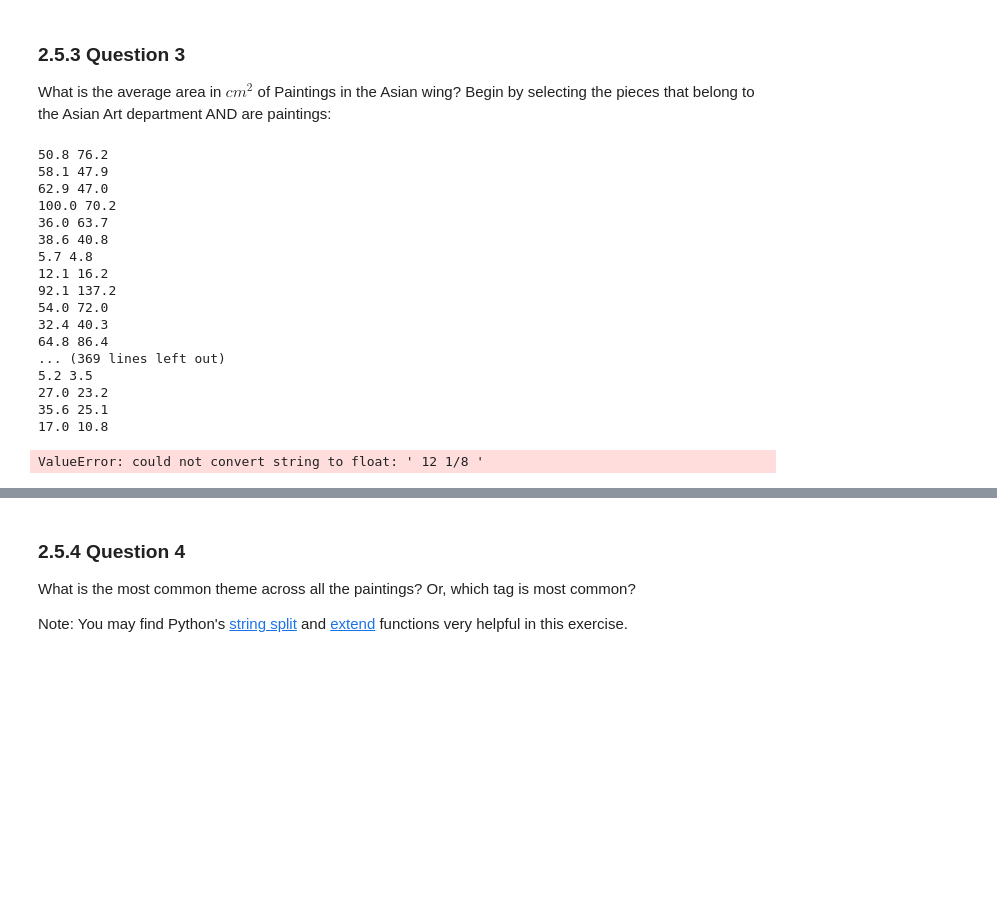
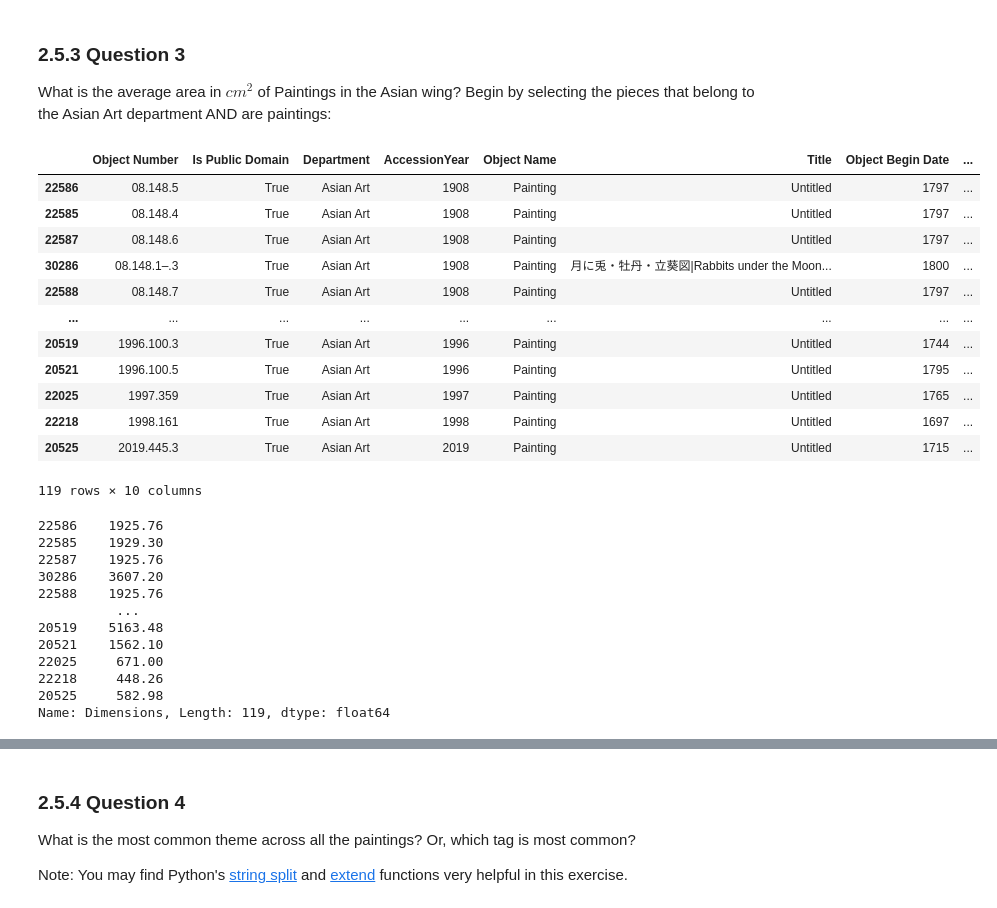
Before and after one commit to MuraliChand/AIM-AnimationSoftwareWorkshop, a Jupyter notebook: week-2/week-2-pandas.ipynb, the cells around one changed output, grey strips where cells are left out. Cells and saved outputs as stored; diff of their text form; code cells hidden in the pictures; blank space fills up the shorter version.

```diff
--- a/week-2/week-2-pandas.ipynb
+++ b/week-2/week-2-pandas.ipynb
@@ -265,22 +467,24 @@ What is the average area in $cm^2$ of Paintings in the Asian wing? Begin by sele
 # %%
 department_bool_series =  dataset['Department'] == 'Asian Art'
 painting_bool_series = dataset['Object Name'] == 'Painting'
 asian_paintings = department_bool_series & painting_bool_series
 dataset.loc[asian_paintings]
 findings = dataset.loc[asian_paintings]
-exclude_cols = [
-    'Object Number',
-    'Is Public Domain',
-    'Department',
-    'AccessionYear',
-    'Object Name',
-    'Title',
-    'Object Begin Date',
-    'Medium',
-    'Tags'
-]
-findings = dataset.drop(exclude_cols, axis=1)
 findings
+# %% [output]
+|  | Object Number | Is Public Domain | Department | AccessionYear | Object Name | Title | Object Begin Date | ... |
+| 22586 | 08.148.5 | True | Asian Art | 1908 | Painting | Untitled | 1797 | ... |
+| 22585 | 08.148.4 | True | Asian Art | 1908 | Painting | Untitled | 1797 | ... |
+| 22587 | 08.148.6 | True | Asian Art | 1908 | Painting | Untitled | 1797 | ... |
+| 30286 | 08.148.1–.3 | True | Asian Art | 1908 | Painting | 月に兎・牡丹・立葵図|Rabbits under the Moon... | 1800 | ... |
+| 22588 | 08.148.7 | True | Asian Art | 1908 | Painting | Untitled | 1797 | ... |
+| ... | ... | ... | ... | ... | ... | ... | ... | ... |
+| 20519 | 1996.100.3 | True | Asian Art | 1996 | Painting | Untitled | 1744 | ... |
+| 20521 | 1996.100.5 | True | Asian Art | 1996 | Painting | Untitled | 1795 | ... |
+| 22025 | 1997.359 | True | Asian Art | 1997 | Painting | Untitled | 1765 | ... |
+| 22218 | 1998.161 | True | Asian Art | 1998 | Painting | Untitled | 1697 | ... |
+| 20525 | 2019.445.3 | True | Asian Art | 2019 | Painting | Untitled | 1715 | ... |
+119 rows × 10 columns
 # %%
 import math
 
@@ -288,7 +492,6 @@ import math
 def calc_area(dim_string):
     # Note that some paintings are listed as having only 1 dimension - here we can assume that they are
     # circular and that the given dimension is its diameter (and probably not radius as that cannot be measured as easily)
-    # print(dim_string)
     dims = dim_string.split(',')# extract dimensions from the string and place them into a list
     if len(dims) == 1:
         # We have a circular painting, apply the circular area formula
@@ -299,32 +502,24 @@ def calc_area(dim_string):
         # We have a rectangular painting, use the rectangular area formula
         # Some paintings probably have a 3rd dimension to indicate the depth
         # of its frame, we can ignore this and only take the first 2 elements
-        print(float(dims[0]), float(dims[1]))
         width, height  = float(dims[0]), float(dims[1])
         return width * height
 # Apply the function to asian_paintings and assign the result of it to a new column Area
 
-for i in range(1, len(findings['Dimensions']) +1):
-    asian_paintings['Area']  = calc_area(findings['Dimensions'].iloc[i])
+asian_paintings['Area']  = findings['Dimensions'].apply(calc_area, args=())
 asian_paintings['Area']
 # %% [output]
-50.8 76.2
-58.1 47.9
-62.9 47.0
-100.0 70.2
-36.0 63.7
-38.6 40.8
-5.7 4.8
-12.1 16.2
-92.1 137.2
-54.0 72.0
-32.4 40.3
-64.8 86.4
-... (369 lines left out)
-5.2 3.5
-27.0 23.2
-35.6 25.1
-17.0 10.8
+22586    1925.76
+22585    1929.30
+22587    1925.76
+30286    3607.20
+22588    1925.76
+          ...
+20519    5163.48
+20521    1562.10
+22025     671.00
+22218     448.26
+20525     582.98
+Name: Dimensions, Length: 119, dtype: float64
-ValueError: could not convert string to float: ' 12 1/8 '
 # %%
 # We now have an Area column that we can reduce to find the average of the paintings in the Asian Art department:
```
Also changed, not shown: parts of 24 cells of this notebook, 2 other files.
